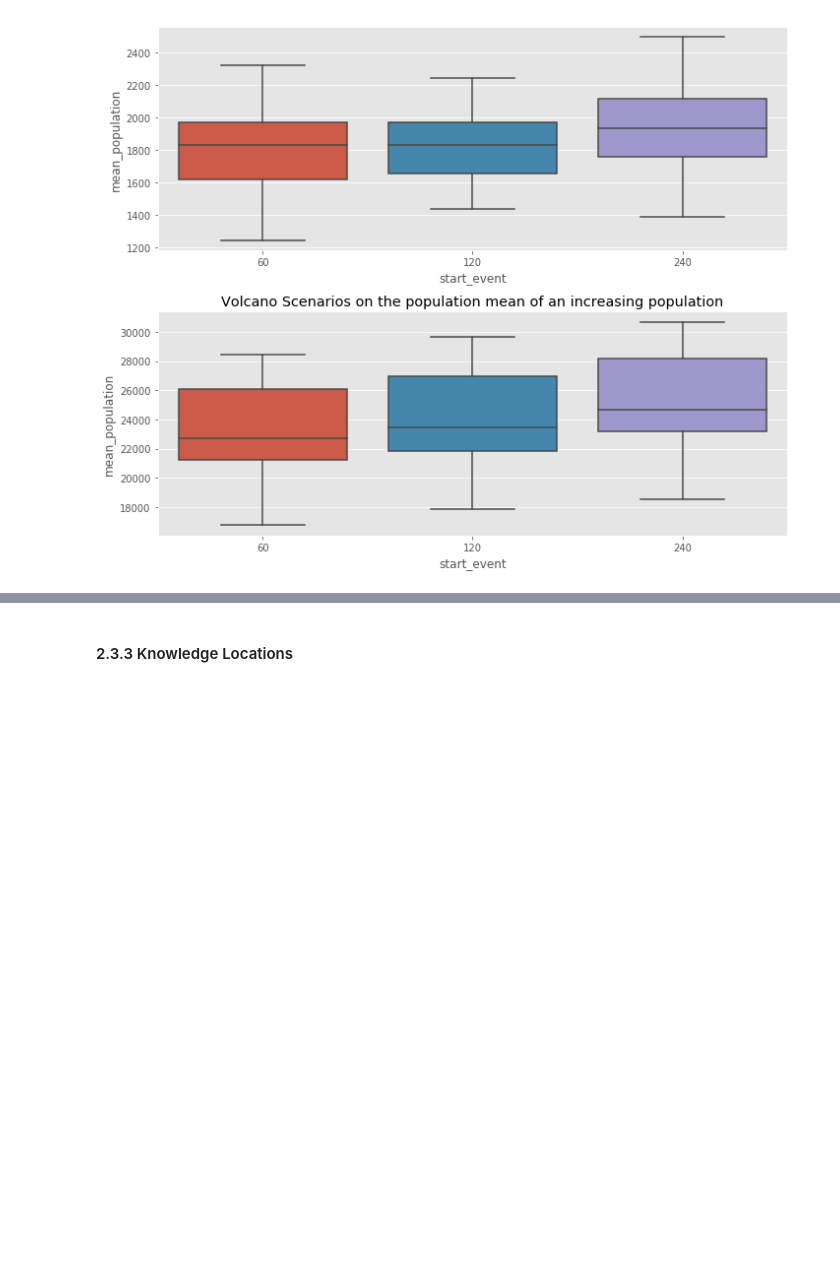
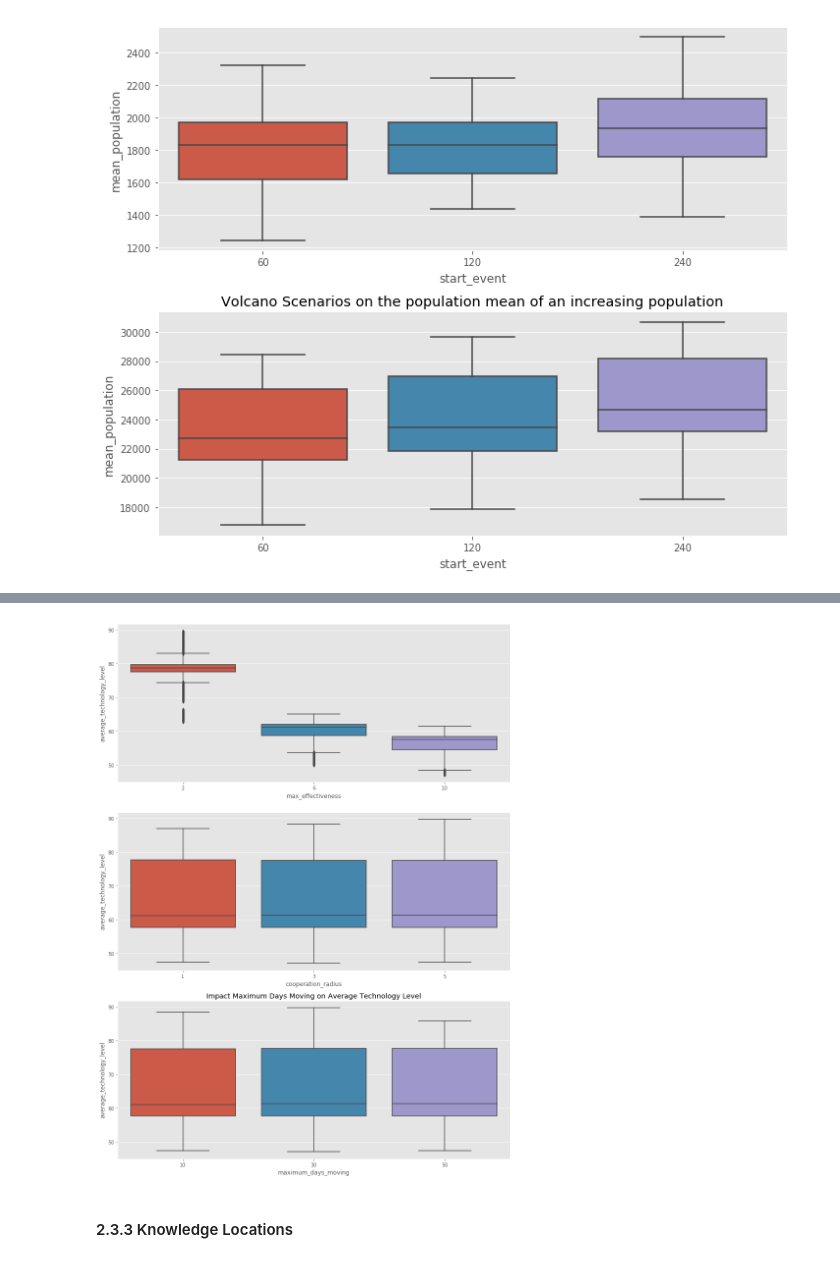
Before and after one commit to WKSu/compound-events, a Jupyter notebook: experiments/Analysis of Base Experiments.ipynb, the cells around one changed output, grey strips where cells are left out. Drawn from its saved outputs; the diff is of its cells as text; code cells hidden in the pictures; blank space fills up the shorter version.

```diff
--- a/experiments/Analysis of Base Experiments.ipynb
+++ b/experiments/Analysis of Base Experiments.ipynb
@@ -204,3 +226,21 @@ plt.show()
+# %%
+fig = plt.figure(figsize=(12,16))
+ax1 = fig.add_subplot(311)
+ax2 = fig.add_subplot(312)
+ax3 = fig.add_subplot(313)
+
+sns.boxplot(data = df_climate_small, x='max_effectiveness',y='average_technology_level', ax = ax1)
+plt.title("Impact Max Effectiveness on Average Technology Level")
+
+sns.boxplot(data = df_climate_small, x='cooperation_radius',y='average_technology_level', ax = ax2)
+plt.title("Impact Cooperation Radius on Average Technology Level")
+
+sns.boxplot(data = df_climate_small, x='maximum_days_moving',y='average_technology_level', ax = ax3)
+plt.title("Impact Maximum Days Moving on Average Technology Level")
+plt.tight_layout()
+plt.show()
+# %% [output]
+[figure, added]
 # %% [markdown]
 #### 2.3.3 Knowledge Locations
 # %% [markdown]
```
Also changed, not shown: parts of 4 cells of this notebook.
